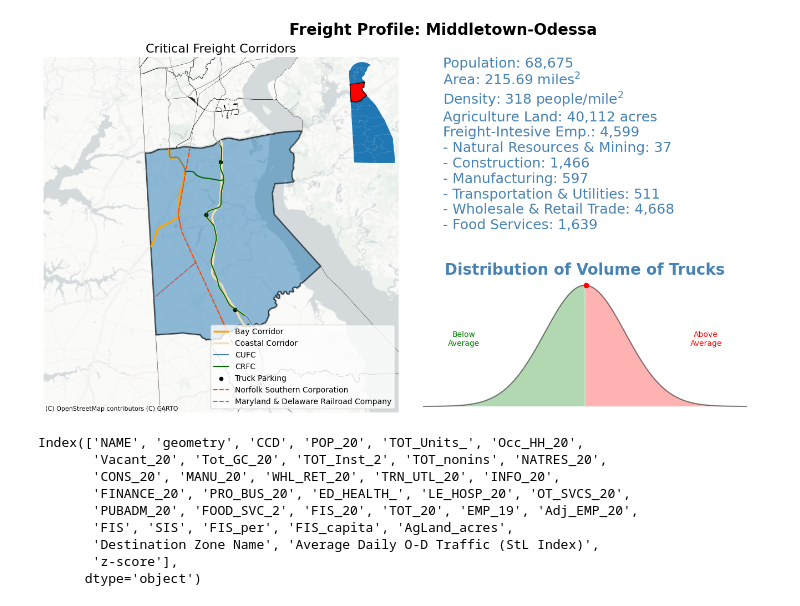
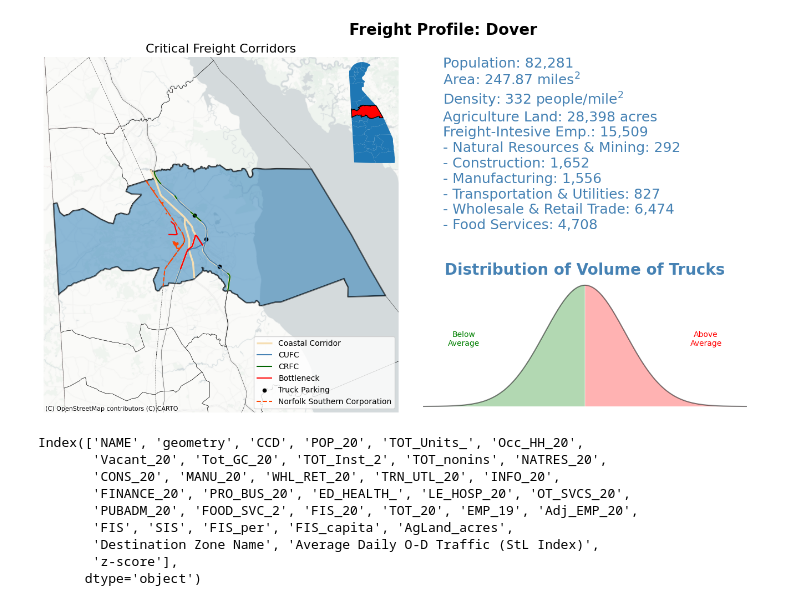
Before and after one commit to ReidelVichot/DEFreightProfiles, a Jupyter notebook: Roads_Tracks_infograph 7-16.ipynb, the cells around one changed output. Cells and saved outputs as stored; diff of their text form; code cells hidden in the pictures.

```diff
--- a/Roads_Tracks_infograph 7-16.ipynb
+++ b/Roads_Tracks_infograph 7-16.ipynb
@@ -53,7 +53,7 @@ taz_name = "/content/drive/MyDrive/temp_dstep23/TAZ_analysis/DE_TAZ_2021_TRKGEN_
 taz = gpd.read_file(taz_name)
 taz = taz.to_crs("EPSG:2235")
 
-taz["FIS"] = taz['TRN_UTL_20'] + taz['LE_HOSP_20'] + taz['CONS_20'] + taz['MANU_20']
+taz["FIS"] = taz['NATRES_20'] + taz['CONS_20'] + taz['MANU_20'] + taz['TRN_UTL_20'] + taz['WHL_RET_20'] + taz['FOOD_SVC_2']
 taz["SIS"] = taz['OT_SVCS_20'] + taz['ED_HEALTH_'] + taz['FINANCE_20'] + taz['PRO_BUS_20'] + taz['LE_HOSP_20'] + taz['INFO_20']
 taz["FIS_per"] = taz["FIS"]/taz['TOT_20']*100
 taz_grpd = taz.groupby("CCD").sum(numeric_only = True)
@@ -124,7 +124,7 @@ warnings.filterwarnings("ignore", message="The GeoDataFrame you are attempting t
 # Ignore specific warning
 warnings.filterwarnings("ignore", message="Only specify one of 'column' or 'color'. Using 'color'.")
 
-CCD = "Middletown-Odessa"
+CCD = "Dover"
 resol = 85000
 x_low = ccd[ccd["NAME"]==CCD].centroid.x.values[0] - resol
 x_high = ccd[ccd["NAME"]==CCD].centroid.x.values[0] + resol
@@ -222,34 +222,34 @@ ax4.plot(x, y, alpha=0.5, color="k")
 ax4.set_axis_off()
 plt.title("Distribution of Volume of Trucks", color="steelblue", weight="bold", fontsize=20)
 
 # Add a dot on the bell curve at x = 1
 ax4.plot(z, np.exp(-z**2 / 2) / (np.sqrt(2 * np.pi)), marker="o", color="red")
 
 # Fill the area under the curve with green color
 ax4.fill_between(x, y, 0, where=x <= 0, facecolor="green", alpha=0.3)
 ax4.fill_between(x, y, 0, where=x > 0, facecolor="red", alpha=0.3)
 ax4.text(-3,0.2, "Below\nAverage", color="green", alpha=1, fontsize=10, ha="center")
 ax4.text( 3,0.2, "Above\nAverage", color="red", alpha=1, fontsize=10, ha="center")
 
 cx.add_basemap(ax, source=cx.providers.CartoDB.PositronNoLabels, crs = "EPSG:2235")
 ax.legend(loc='lower right')
 
 header = fig.text(0.5, 0.90, "Freight Profile: " + CCD, fontsize=20, color="k", weight="bold", ha="center")
 content =  fig.text(0.5, 0.85,  "Population: " +  "{:,}".format(ccd[ccd["NAME"]==CCD]["POP_20"].values[0]) + "\n" +
                                 "Area: " + "{:,.2f}".format(ccd[ccd["NAME"]==CCD].area.values[0]*3.58701e-8) + " miles$^2$\n" +
                                 "Density: " + "{:,.0f}".format(ccd[ccd["NAME"]==CCD]["POP_20"].values[0] / ccd[ccd["NAME"]==CCD].area.values[0] / 3.58701e-8) + " people/mile$^2$\n" +
                                 "Agriculture Land: " + "{:,.0f} acres".format(ccd[ccd["NAME"]==CCD]['AgLand_acres'].values[0]) + "\n" +
                                 "Freight-Intesive Emp.: " + "{:,}".format(ccd[ccd["NAME"]==CCD]["FIS"].values[0]) + "\n" +
                                 "- Natural Resources & Mining: " + "{:,}".format(ccd[ccd["NAME"]==CCD]['NATRES_20'].values[0]) + "\n" +
                                 "- Construction: " + "{:,}".format(ccd[ccd["NAME"]==CCD]['CONS_20'].values[0]) + "\n" +
                                 "- Manufacturing: " + "{:,}".format(ccd[ccd["NAME"]==CCD]['MANU_20'].values[0]) + "\n" +
                                 "- Transportation & Utilities: " + "{:,}".format(ccd[ccd["NAME"]==CCD]['TRN_UTL_20'].values[0]) + "\n" +
                                 "- Wholesale & Retail Trade: " + "{:,}".format(ccd[ccd["NAME"]==CCD]['WHL_RET_20'].values[0]) + "\n"
                                 "- Food Services: " + "{:,}".format(ccd[ccd["NAME"]==CCD]['FOOD_SVC_2'].values[0]) + "\n"
                                 , color="steelblue", weight="normal", va="top", fontsize=18)
 fig.show()
 # %% [output]
-[figure, old version]
+[figure, new version]
 # %%
 ccd.columns
 # %% [output]
```
Also changed, not shown: parts of 7 cells of this notebook.
